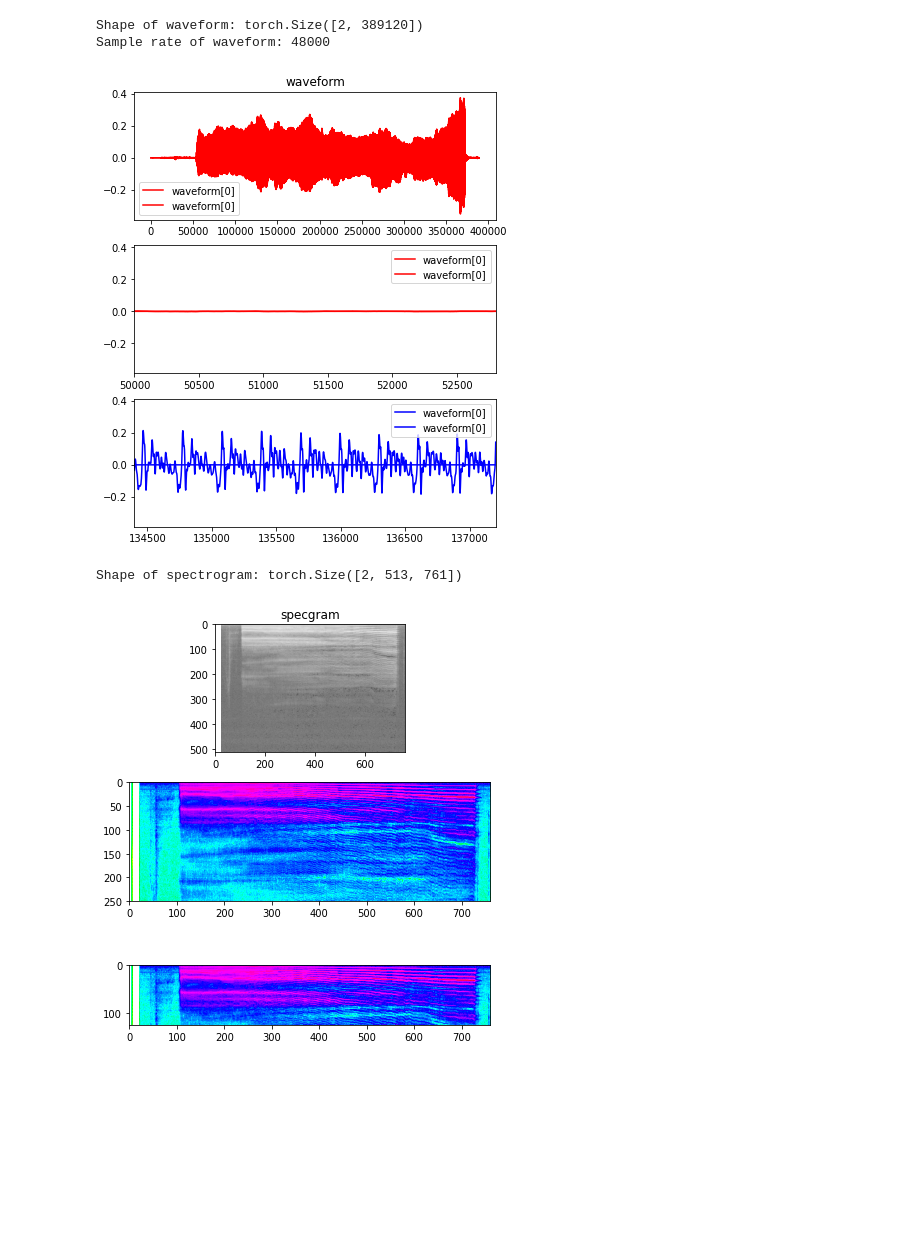
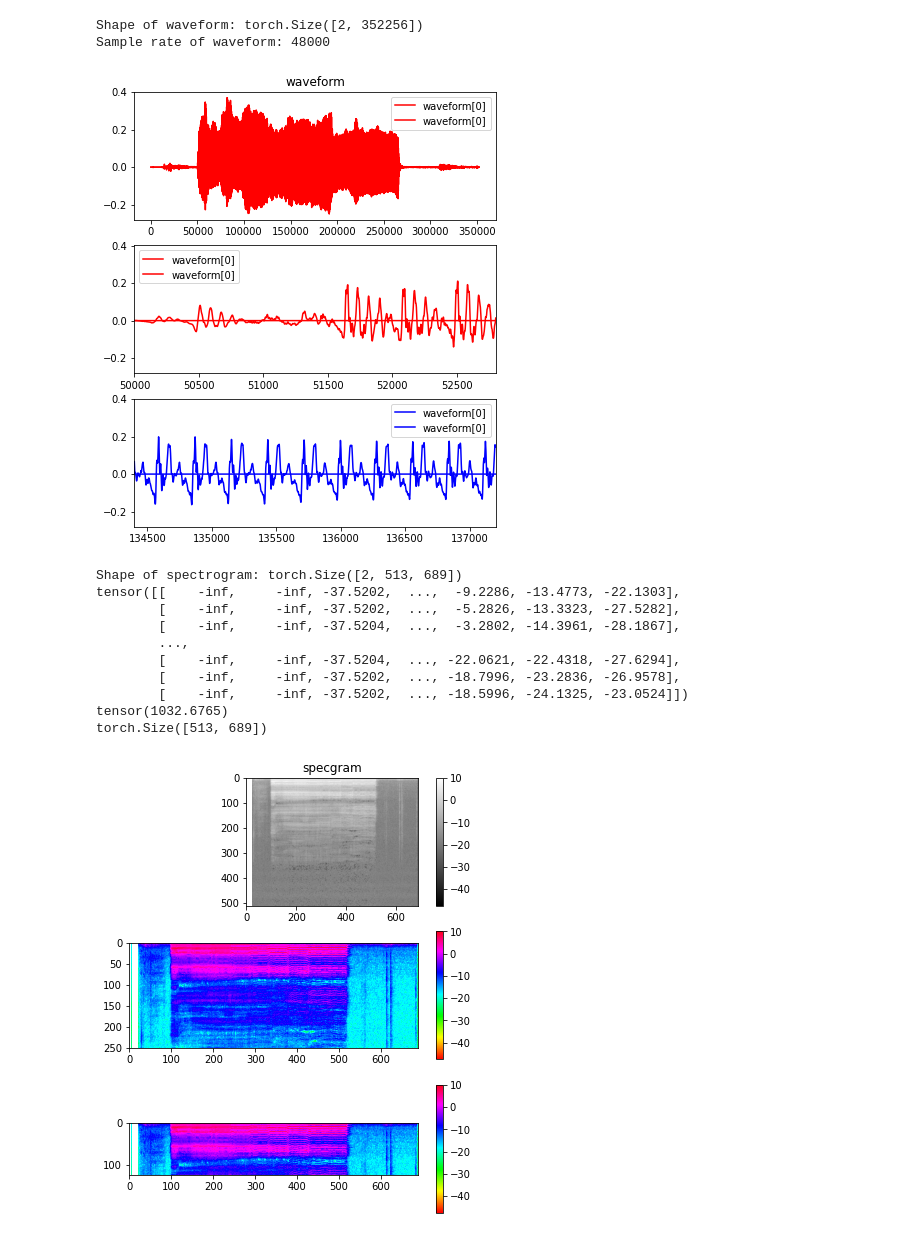
Before and after one commit to Ykeigo/lead_vocal_separate_experiment, a Jupyter notebook: work/load_show_wav.ipynb, the cells around one changed output. Cells and saved outputs as stored; diff of their text form; code cells hidden in the pictures; blank space fills up the shorter version.

```diff
--- a/work/load_show_wav.ipynb
+++ b/work/load_show_wav.ipynb
@@ -3,7 +3,7 @@ import torch
 import torchaudio
 import matplotlib.pyplot as plt
 # %%
-filepath = "./sounds/a_higher.wav"
+filepath = "./sounds/a_octave.wav"
 waveform, sample_rate = torchaudio.load(filepath)
 print("Shape of waveform: {}".format(waveform.size()))
 print("Sample rate of waveform: {}".format(sample_rate))
@@ -11,7 +11,7 @@ print("Sample rate of waveform: {}".format(sample_rate))
 SAMPLING_RATE = 44800
 filename = filepath.split("/")[-1]
 # %% [output]
-Shape of waveform: torch.Size([2, 389120])
+Shape of waveform: torch.Size([2, 352256])
 Sample rate of waveform: 48000
 # %%
 sk = "waveform"
@@ -28,23 +28,40 @@ ax3.set_xlim(3*SAMPLING_RATE,SAMPLING_RATE*3.0625)
 plt.pause(1)
 #plt.savefig('./saved_image/{}_{}_double_.png'.format(filename.split(".")[0], sk))
 # %% [output]
-[figure, old version]
+[figure, new version]
 # %%
 specgram = torchaudio.transforms.Spectrogram(n_fft=1024)(waveform)
 print("Shape of spectrogram: {}".format(specgram.size()))
 
 sk = "specgram"
 fig, (ax1,ax2,ax3) = plt.subplots(3,1,figsize=(1.6180 * 4, 4*2))
-lns1=ax1.imshow(specgram.log2()[0,:,:].numpy(), cmap='gray')
-lns2=ax2.imshow(specgram.log2()[0,:,:].numpy(), cmap='hsv')
-lns3=ax3.imshow(specgram.log2()[0,:,:].numpy(), cmap='hsv')
+specgram = specgram[0,:,:]
+print(specgram.log2())
+lns1=ax1.imshow(specgram.log2().numpy(), cmap='gray')
+lns2=ax2.imshow(specgram.log2().numpy(), cmap='hsv')
+lns3=ax3.imshow(specgram.log2().numpy(), cmap='hsv')
+fig.colorbar(lns1, ax=ax1)
+fig.colorbar(lns2, ax=ax2)
+fig.colorbar(lns3, ax=ax3)
+
+print(torch.max(specgram))
+print(specgram.shape)
 
 ax2.set_ylim(250,0)
 ax3.set_ylim(125,0)
 ax1.set_title(sk)
 
 plt.pause(1)
 # plt.savefig('./saved_images/{}_{}_double.png'.format(filename.split(".")[0], sk))
 # %% [output]
-Shape of spectrogram: torch.Size([2, 513, 761])
+Shape of spectrogram: torch.Size([2, 513, 689])
+tensor([[    -inf,     -inf, -37.5202,  ...,  -9.2286, -13.4773, -22.1303],
+        [    -inf,     -inf, -37.5202,  ...,  -5.2826, -13.3323, -27.5282],
+        [    -inf,     -inf, -37.5204,  ...,  -3.2802, -14.3961, -28.1867],
+        ...,
+        [    -inf,     -inf, -37.5204,  ..., -22.0621, -22.4318, -27.6294],
+        [    -inf,     -inf, -37.5202,  ..., -18.7996, -23.2836, -26.9578],
+        [    -inf,     -inf, -37.5202,  ..., -18.5996, -24.1325, -23.0524]])
+tensor(1032.6765)
+torch.Size([513, 689])
-[figure, old version]
+[figure, new version]
```
Also changed, not shown: parts of 7 cells of this notebook, 3 other files.
